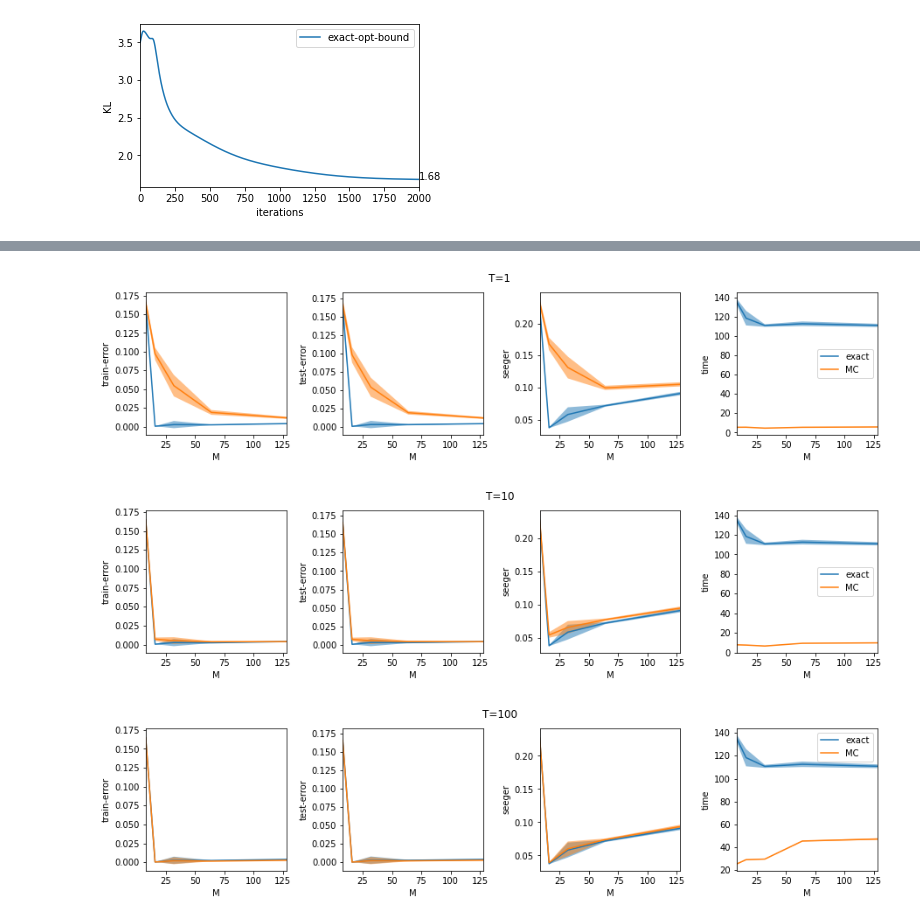
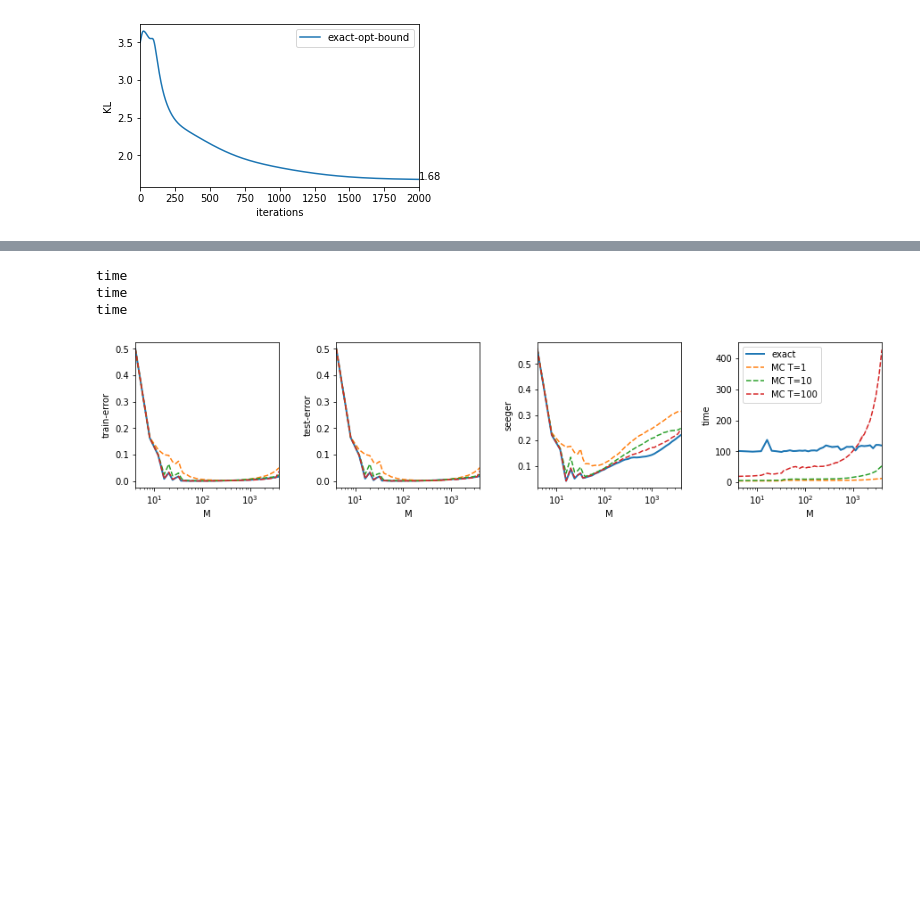
Before and after one commit to vzantedeschi/StocMV, a Jupyter notebook: notebooks/exact-vs-MC.ipynb, the cells around one changed output, grey strips where cells are left out. Saved outputs shown, nothing was run; the diff lists cells and outputs as text; code cells hidden in the pictures; blank space fills up the shorter version.

```diff
--- a/notebooks/exact-vs-MC.ipynb
+++ b/notebooks/exact-vs-MC.ipynb
@@ -67,8 +67,9 @@ for i, metric in enumerate([r'$||\alpha||_2$', 'gradient', 'objective', 'KL']):
 [figure]
 # %%
 M = 4
-ns = [10, 100, 1000]
-ts = [1, 5, 10, 20, 40, 80, 100]
+
+ns = [10, 50, 100, 200, 300, 400, 500, 600, 700, 800, 900, 1000, 1100, 1200, 1300, 1400, 1500, 1600, 1700, 1800, 1900, 2000]
+ts = [100, 500, 1000]
 methods = ["exact", "MC"]
 bound = "seeger"
 seeds = "541713-541723"
@@ -77,15 +78,16 @@ load_dir = Path(f"../results/latest/moons/")
 
 results = {}
 for n in ns:
-    c_dir = load_dir / f"{n}/MC/{bound}/optimize-bound=True/stumps-uniform/M=4/"
+    c_dir = load_dir / f"{n}/MC/{bound}/optimize-bound=True/stumps-uniform/M={M}/"
 
     results[n] = {}
     results[n]["MC"] = {}
+
     for t in ts:
         path = next(c_dir.rglob(f"**/seeds={seeds}/MC={t}/*.npy"))
         results[n]["MC"][t] = np.load(path, allow_pickle=True).item()
 
-    c_dir = load_dir / f"{n}/exact/{bound}/optimize-bound=True/stumps-uniform/M=4/"
+    c_dir = load_dir / f"{n}/exact/{bound}/optimize-bound=True/stumps-uniform/M={M}/"
     results[n]["exact"] = {}
     path = next(c_dir.rglob(f"**/seeds={seeds}/*.npy"))
     results[n]["exact"] = np.load(path, allow_pickle=True).item()
@@ -155,7 +167,8 @@ for t in [1, 10, 100]:
 # %%
-ms = [2, 4, 8, 16, 32]
+ms = list(set([int(i) for i in np.logspace(0, 3)]))
+ms.sort()
 n = 1000
-ts = [1, 5, 10, 20, 40, 80, 100]
+ts = [1, 10, 100]
 methods = ["exact", "MC"]
 bound = "seeger"
 seeds = "541713-541723"
@@ -179,7 +192,7 @@ for m in ms:
 # %%
 b = "seeger"
 
-for m in ms:
+for m in [4]:
     plt.figure(figsize=(15,3))
 
     for j, e in enumerate(["train-error", "test-error", b, "time"]):
@@ -214,33 +223,40 @@ for m in ms:
 # %%
 b = "seeger"
 
-for t in [1, 10, 100]:
-    plt.figure(figsize=(15,3))
+plt.figure(figsize=(15,3))
 
-    for j, e in enumerate(["train-error", "test-error", b, "time"]):
-        ax = plt.subplot(141 + j)
+for j, e in enumerate(["train-error", "test-error", b, "time"]):
+    ax = plt.subplot(141 + j)
 
-        plt.plot([m*4 for m in ms], [results[m]["exact"][e][0] for m in ms], label="exact")
+    plt.plot([m*4 for m in ms], [results[m]["exact"][e][0] for m in ms], label="exact", linewidth=2)
+    if e == "time":
         plt.fill_between([m*4 for m in ms], [results[m]["exact"][e][0] - results[m]["exact"][e][1] for m in ms], [results[m]["exact"][e][0] + results[m]["exact"][e][1] for m in ms], alpha=0.5)
 
+    for t in [1, 10, 100]:
         y = np.array([results[m]["MC"][t][e][0] for m in ms])
         err = np.array([results[m]["MC"][t][e][1] for m in ms])
 
-        plt.plot([m*4 for m in ms], y, label="MC")
-        plt.fill_between([m*4 for m in ms], y-err, y+err, alpha=0.5)
+        plt.plot([m*4 for m in ms], y, "--", label=f"MC T={t}")
+        if e == "time":
+            plt.fill_between([m*4 for m in ms], y-err, y+err, alpha=0.5)
 
-        plt.xlim(min(ms)*4, max(ms)*4)
-        plt.ylabel(e)
-        plt.xlabel("M")
+    plt.xlim(min(ms)*4, max(ms)*4)
+    plt.ylabel(e)
+    plt.xlabel("M")
+    plt.xscale("log")
+#     plt.yscale("log")
+#     plt.ylim(-0.05, 0.5)
+
 #         if e in ["train-error", "test-error", b]:
 #             plt.ylim(0, 0.24)
 
-    plt.suptitle(f"T={t}")
-    plt.subplots_adjust(wspace=0.4)
-    plt.legend()
+plt.subplots_adjust(wspace=0.4)
+plt.legend()
+# plt.xscale("log")
 
-    plt.savefig(f"moons-n={n}-M={m*4}-T={t}.pdf", bbox_inches="tight")
+plt.savefig(f"moons-n={n}-all-M-all-T.pdf", bbox_inches="tight")
 # %% [output]
+time
+time
+time
-[figure, old version]
+[figure, new version]
-[figure, removed]
-[figure, removed]
```
Also changed, not shown: parts of 4 cells of this notebook, 35 other files.
